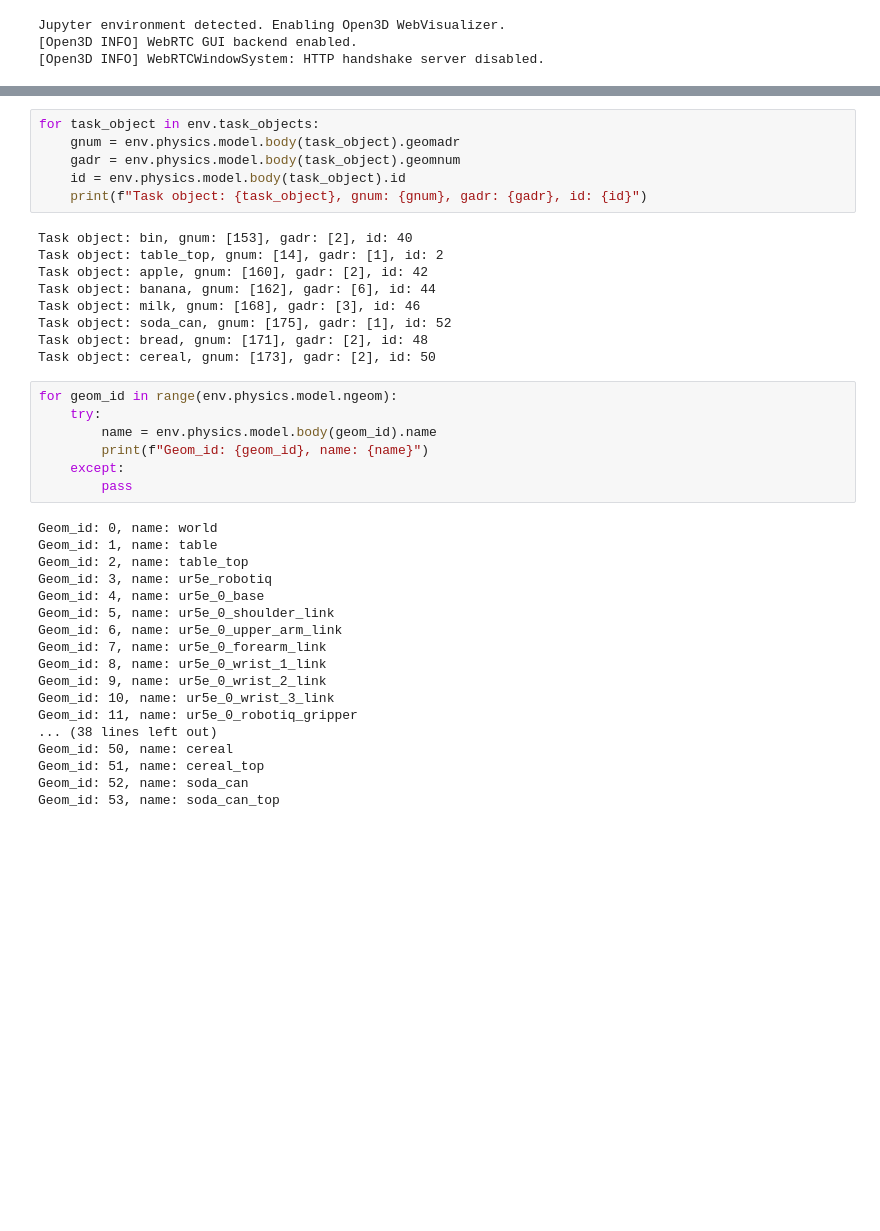
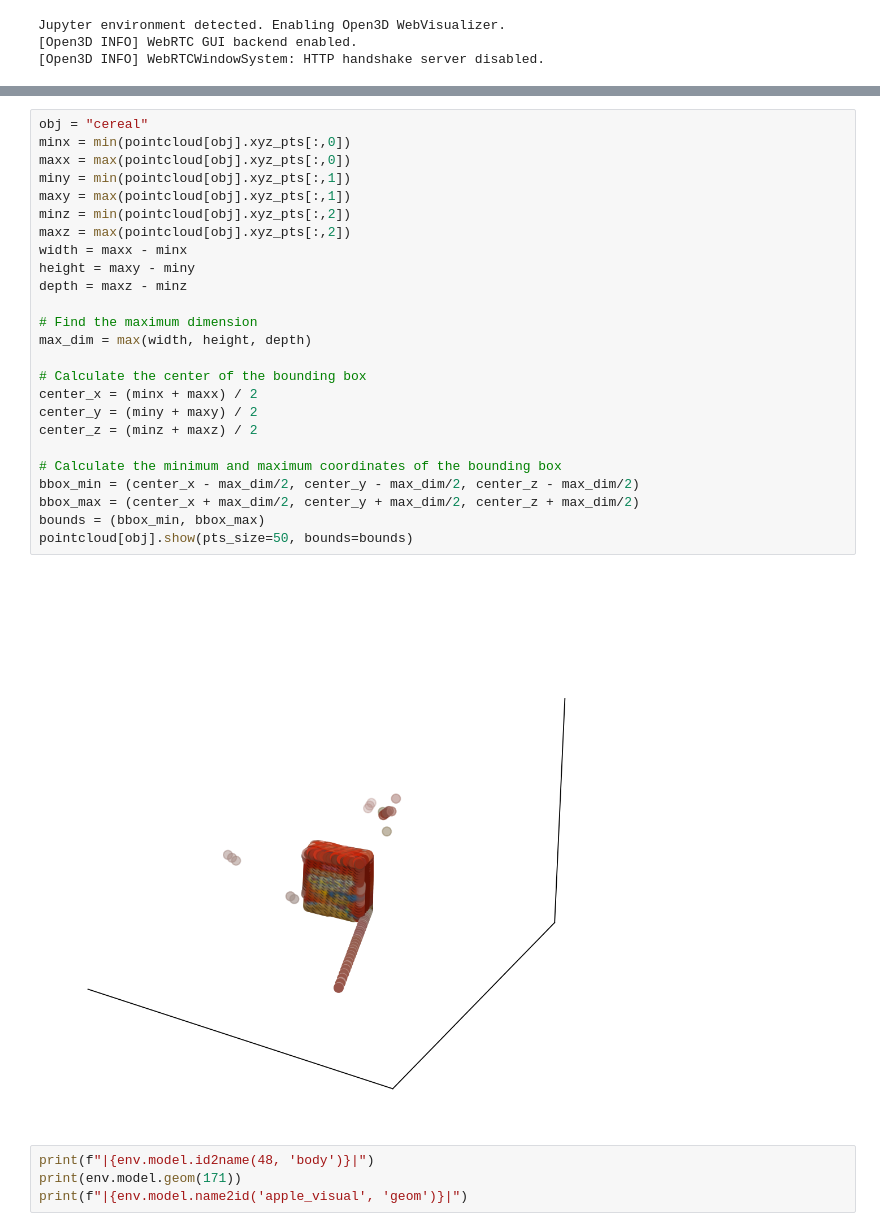
Before and after one commit to owenonline/robot-collab, a Jupyter notebook: render_test.ipynb, the cells around one changed output, grey strips where cells are left out. Drawn from its saved outputs; the diff is of its cells as text; blank space fills up the shorter version.

```diff
--- a/render_test.ipynb
+++ b/render_test.ipynb
@@ -143,40 +73,31 @@ pointcloud.show(pts_size=1)
-# %%
-for task_object in env.task_objects:
-    gnum = env.physics.model.body(task_object).geomadr
-    gadr = env.physics.model.body(task_object).geomnum
-    id = env.physics.model.body(task_object).id
-    print(f"Task object: {task_object}, gnum: {gnum}, gadr: {gadr}, id: {id}")
-# %% [output]
-Task object: bin, gnum: [153], gadr: [2], id: 40
-Task object: table_top, gnum: [14], gadr: [1], id: 2
-Task object: apple, gnum: [160], gadr: [2], id: 42
-Task object: banana, gnum: [162], gadr: [6], id: 44
-Task object: milk, gnum: [168], gadr: [3], id: 46
-Task object: soda_can, gnum: [175], gadr: [1], id: 52
-Task object: bread, gnum: [171], gadr: [2], id: 48
-Task object: cereal, gnum: [173], gadr: [2], id: 50
-# %%
-for geom_id in range(env.physics.model.ngeom):
-    try:
-        name = env.physics.model.body(geom_id).name
-        print(f"Geom_id: {geom_id}, name: {name}")
-    except:
-        pass
-# %% [output]
-Geom_id: 0, name: world
-Geom_id: 1, name: table
-Geom_id: 2, name: table_top
-Geom_id: 3, name: ur5e_robotiq
-Geom_id: 4, name: ur5e_0_base
-Geom_id: 5, name: ur5e_0_shoulder_link
-Geom_id: 6, name: ur5e_0_upper_arm_link
-Geom_id: 7, name: ur5e_0_forearm_link
-Geom_id: 8, name: ur5e_0_wrist_1_link
-Geom_id: 9, name: ur5e_0_wrist_2_link
-Geom_id: 10, name: ur5e_0_wrist_3_link
-Geom_id: 11, name: ur5e_0_robotiq_gripper
-... (38 lines left out)
-Geom_id: 50, name: cereal
-Geom_id: 51, name: cereal_top
-Geom_id: 52, name: soda_can
-Geom_id: 53, name: soda_can_top
+# %%
+obj = "cereal"
+minx = min(pointcloud[obj].xyz_pts[:,0])
+maxx = max(pointcloud[obj].xyz_pts[:,0])
+miny = min(pointcloud[obj].xyz_pts[:,1])
+maxy = max(pointcloud[obj].xyz_pts[:,1])
+minz = min(pointcloud[obj].xyz_pts[:,2])
+maxz = max(pointcloud[obj].xyz_pts[:,2])
+width = maxx - minx
+height = maxy - miny
+depth = maxz - minz
+
+# Find the maximum dimension
+max_dim = max(width, height, depth)
+
+# Calculate the center of the bounding box
+center_x = (minx + maxx) / 2
+center_y = (miny + maxy) / 2
+center_z = (minz + maxz) / 2
+
+# Calculate the minimum and maximum coordinates of the bounding box
+bbox_min = (center_x - max_dim/2, center_y - max_dim/2, center_z - max_dim/2)
+bbox_max = (center_x + max_dim/2, center_y + max_dim/2, center_z + max_dim/2)
+bounds = (bbox_min, bbox_max)
+pointcloud[obj].show(pts_size=50, bounds=bounds)
+# %% [output]
+[figure, added]
+# %%
+print(f"|{env.model.id2name(48, 'body')}|")
+print(env.model.geom(171))
+print(f"|{env.model.name2id('apple_visual', 'geom')}|")
```
Also changed, not shown: parts of 12 cells of this notebook, 2 other files.
